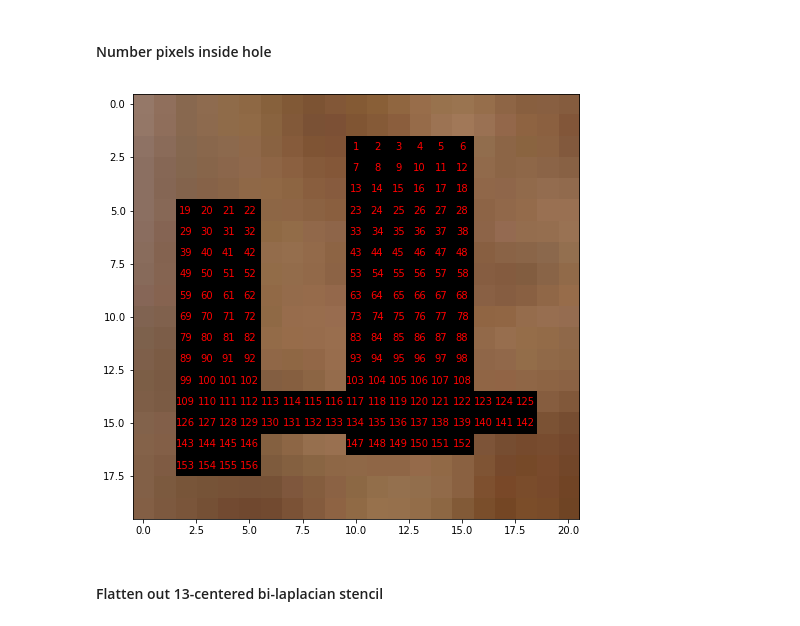
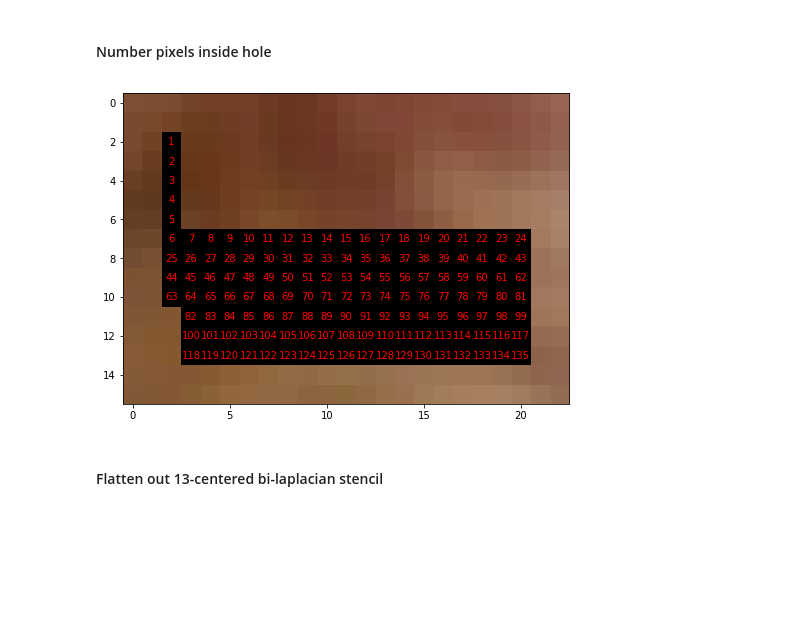
Before and after one commit to khanhha/image_inpainting, a Jupyter notebook: biharmonic inpainting.ipynb, the cells around one changed output. Drawn from its saved outputs; the diff is of its cells as text; code cells hidden in the pictures; blank space fills up the shorter version.

```diff
--- a/biharmonic inpainting.ipynb
+++ b/biharmonic inpainting.ipynb
@@ -95,23 +95,24 @@ Now, we need to build a linear system to solve for pixel values inside the hole.
 # %%
 def numbergrid(mask):
     n = np.sum(mask)
     G1 = np.zeros_like(mask, dtype=np.uint32)
     G1[mask] = np.arange(1, n+1)
     return G1
 
-rect = debug_rects[10]
-mask = comp_masks[10]
+hole_idx = np.random.randint(0, len(comp_masks))
+rect = debug_rects[hole_idx]
+mask = comp_masks[hole_idx]
 rect_img =  img_hole[rect[0]:rect[2], rect[1]:rect[3]]
 plt.rcParams["figure.figsize"] = (8,8)
 ax = plt.gca()
 ax.imshow(rect_img)
 N = numbergrid(mask)
 for i in range(N.shape[0]):
     for j in range(N.shape[1]):
         if N[i,j] != 0:
             ax.text(j,i, N[i,j], ha="center", va="center", color="r", fontsize=10)
 # %% [output]
-[figure, old version]
+[figure, new version]
 # %% [markdown]
 #### Flatten out 13-centered bi-laplacian stencil
 # %% [markdown]
```
Also changed, not shown: parts of 5 cells of this notebook.
